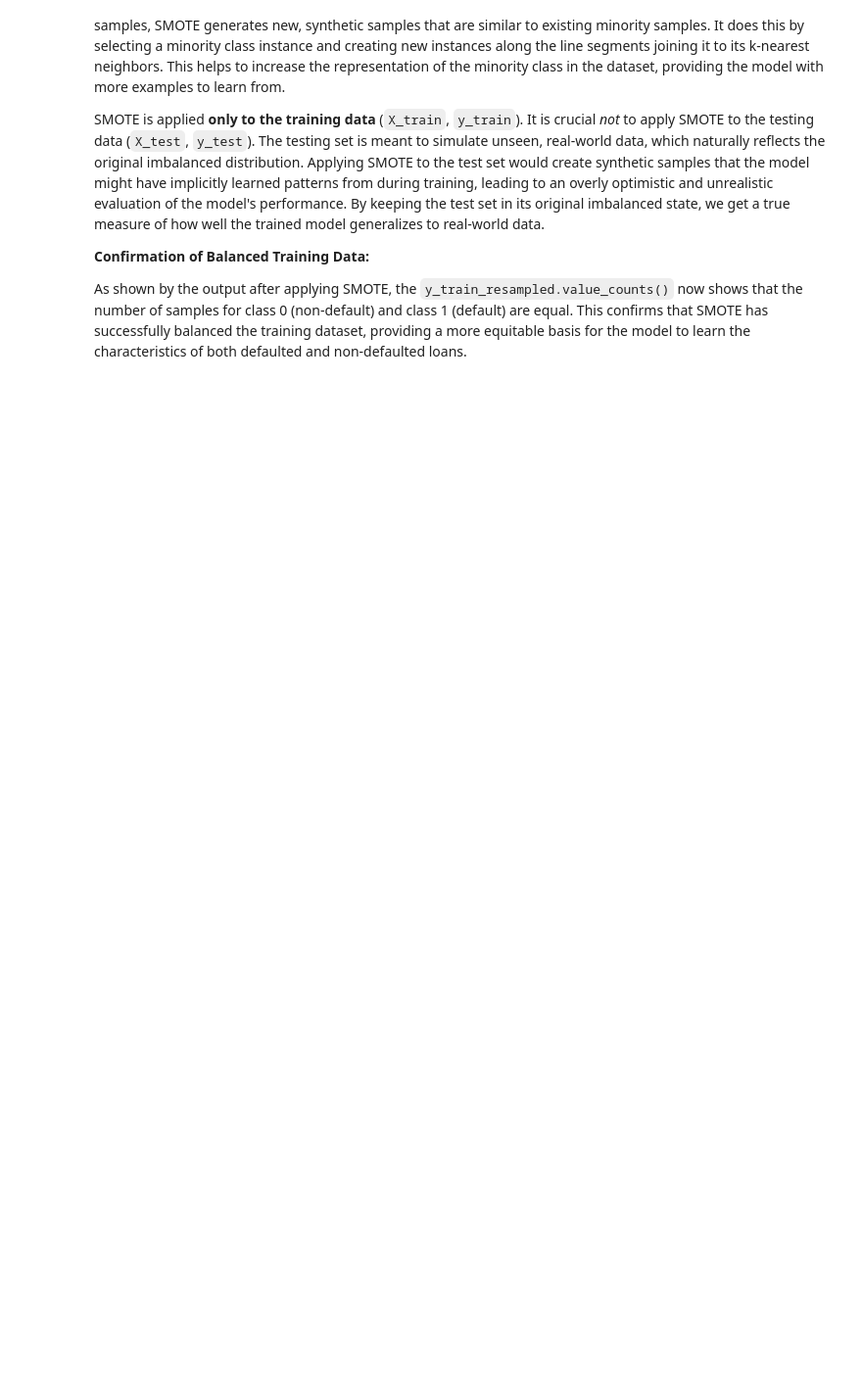
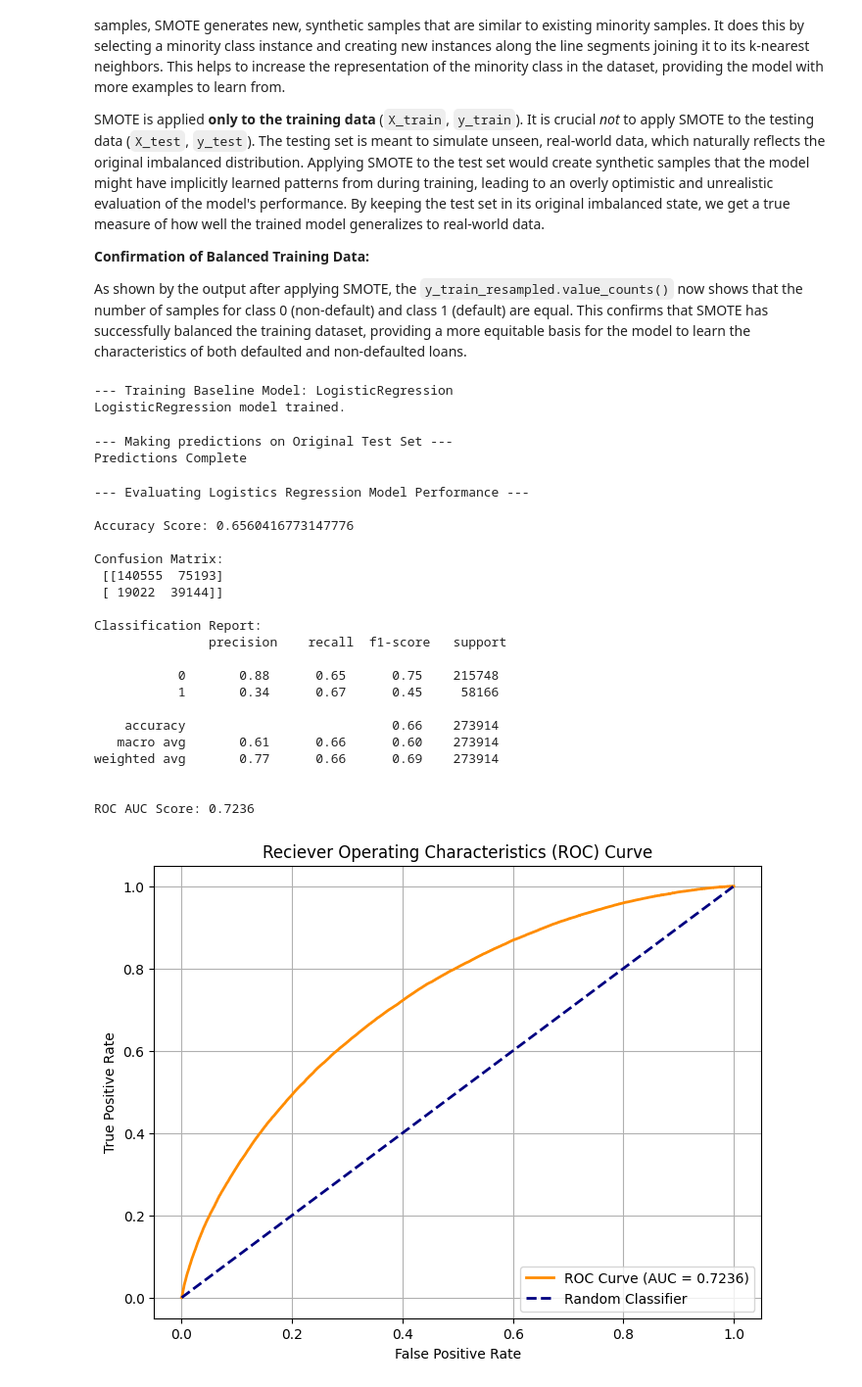
Before and after one commit to Siph0n2709/Credit-Risk-Prediction-ML, a Jupyter notebook: 03_Model_Training_and_Eval.ipynb, the cells around one changed output. Shown: that part at 98% size. Drawn from its saved outputs; the diff is of its cells as text; code cells hidden in the pictures; blank space fills up the shorter version.

Commit message:
Model Training: Trained and evaluated baseline Logistic Regression model with SMOTE

```diff
--- a/03_Model_Training_and_Eval.ipynb
+++ b/03_Model_Training_and_Eval.ipynb
@@ -491,3 +491,83 @@ SMOTE is applied **only to the training data** (`X_train`, `y_train`). It is cru
 **Confirmation of Balanced Training Data:**
 
 As shown by the output after applying SMOTE, the `y_train_resampled.value_counts()` now shows that the number of samples for class 0 (non-default) and class 1 (default) are equal. This confirms that SMOTE has successfully balanced the training dataset, providing a more equitable basis for the model to learn the characteristics of both defaulted and non-defaulted loans.
+# %%
+print("\n--- Training Baseline Model: LogisticRegression")
+
+# Initialize Model
+# max_iter is increased for convergence on large datasets
+# C is the inverse of regularization strength; smaller values specify stronger regularization.
+# solver='liblinear' or 'saga' often work well for large datasets ; saga used here
+log_reg_model = LogisticRegression(solver='saga', max_iter=1000, random_state=42, n_jobs=-1) # saga is good for large datasets and supports l1 regularization ; n_jobs = -1 uses ALL CPU Cores
+
+# Train Model
+log_reg_model.fit(X_train_resampled, y_train_resampled)
+print("LogisticRegression model trained.")
+# %% [output]
+--- Training Baseline Model: LogisticRegression
+LogisticRegression model trained.
+# %%
+print("\n--- Making predictions on Original Test Set ---")
+y_pred_lr = log_reg_model.predict(X_test)
+y_prob_lr = log_reg_model.predict_proba(X_test)[:, 1] # Get probabilities for the positve class (1 = Default)
+print("Predictions Complete")
+# %% [output]
+--- Making predictions on Original Test Set ---
+Predictions Complete
+# %%
+from sklearn.metrics import auc # should have been done at the start
+
+print("\n--- Evaluating Logistics Regression Model Performance ---")
+print("\nAccuracy Score:", accuracy_score(y_test, y_pred_lr)) # Accuracy
+print("\nConfusion Matrix:\n", confusion_matrix(y_test, y_pred_lr)) # Confusion Matrix
+print("\nClassification Report:\n", classification_report(y_test, y_pred_lr)) # Classification Report
+
+# ROC AUC Score (this is another metric for testing performance, the higher the AUC score, the better (0 - 1))
+roc_auc = roc_auc_score(y_test, y_prob_lr)
+print(f"\nROC AUC Score: {roc_auc:.4f}")
+
+# Plot ROC Curve
+fpr, tpr, thresholds = roc_curve(y_test, y_prob_lr)
+plt.figure(figsize=(8, 6))
+plt.plot(fpr, tpr, color='darkorange', lw=2, label=f'ROC Curve (AUC = {roc_auc:.4f})')
+plt.plot([0, 1], [0, 1], color='navy', lw=2, linestyle='--', label='Random Classifier')
+plt.xlabel("False Positive Rate")
+plt.ylabel("True Positive Rate")
+plt.title("Reciever Operating Characteristics (ROC) Curve")
+plt.legend(loc='lower right')
+plt.grid(True)
+plt.show()
+
+# Adding a Precision recall curve, this useful for imbalanced data, which this data set most definitely was
+precision, recall, _ = precision_recall_curve(y_test, y_prob_lr)
+pr_auc = auc(recall, precision)
+plt.figure(figsize=(8, 6))
+plt.plot(recall, precision, color='blue', lw=2, label=f'Precision-Recall Curve (AUC = {pr_auc:.4f})')
+plt.xlabel("Recall")
+plt.ylabel("Precision")
+plt.title("Precision-Recall Curve")
+plt.legend(loc='lower left')
+plt.grid(True)
+plt.show()
+# %% [output]
+--- Evaluating Logistics Regression Model Performance ---
+
+Accuracy Score: 0.6560416773147776
+
+Confusion Matrix:
+ [[140555  75193]
+ [ 19022  39144]]
+
+Classification Report:
+               precision    recall  f1-score   support
+
+           0       0.88      0.65      0.75    215748
+           1       0.34      0.67      0.45     58166
+
+    accuracy                           0.66    273914
+   macro avg       0.61      0.66      0.60    273914
+weighted avg       0.77      0.66      0.69    273914
+
+
+ROC AUC Score: 0.7236
+[figure, added]
```
Also changed, not shown: parts of 2 cells of this notebook.
